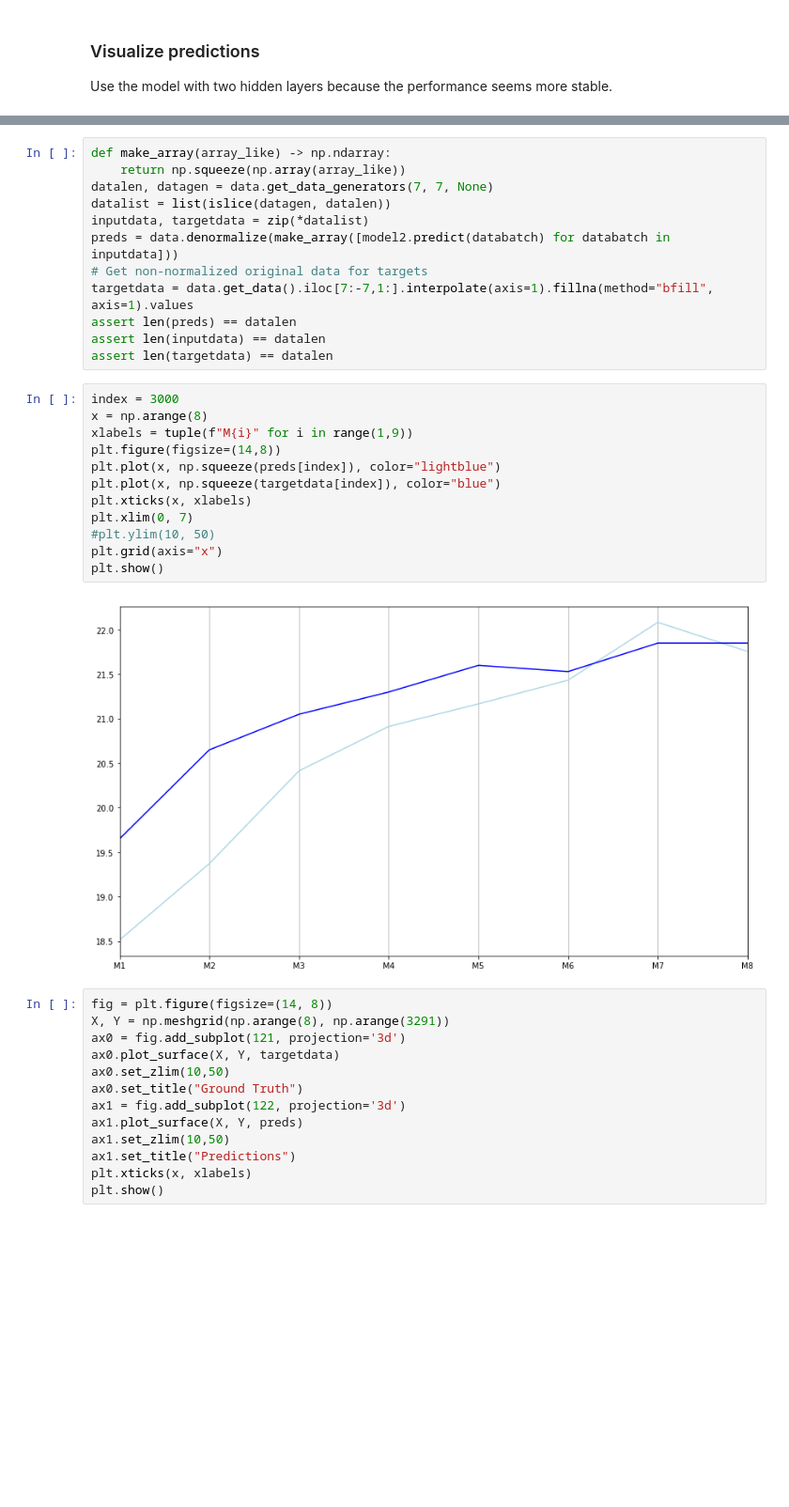
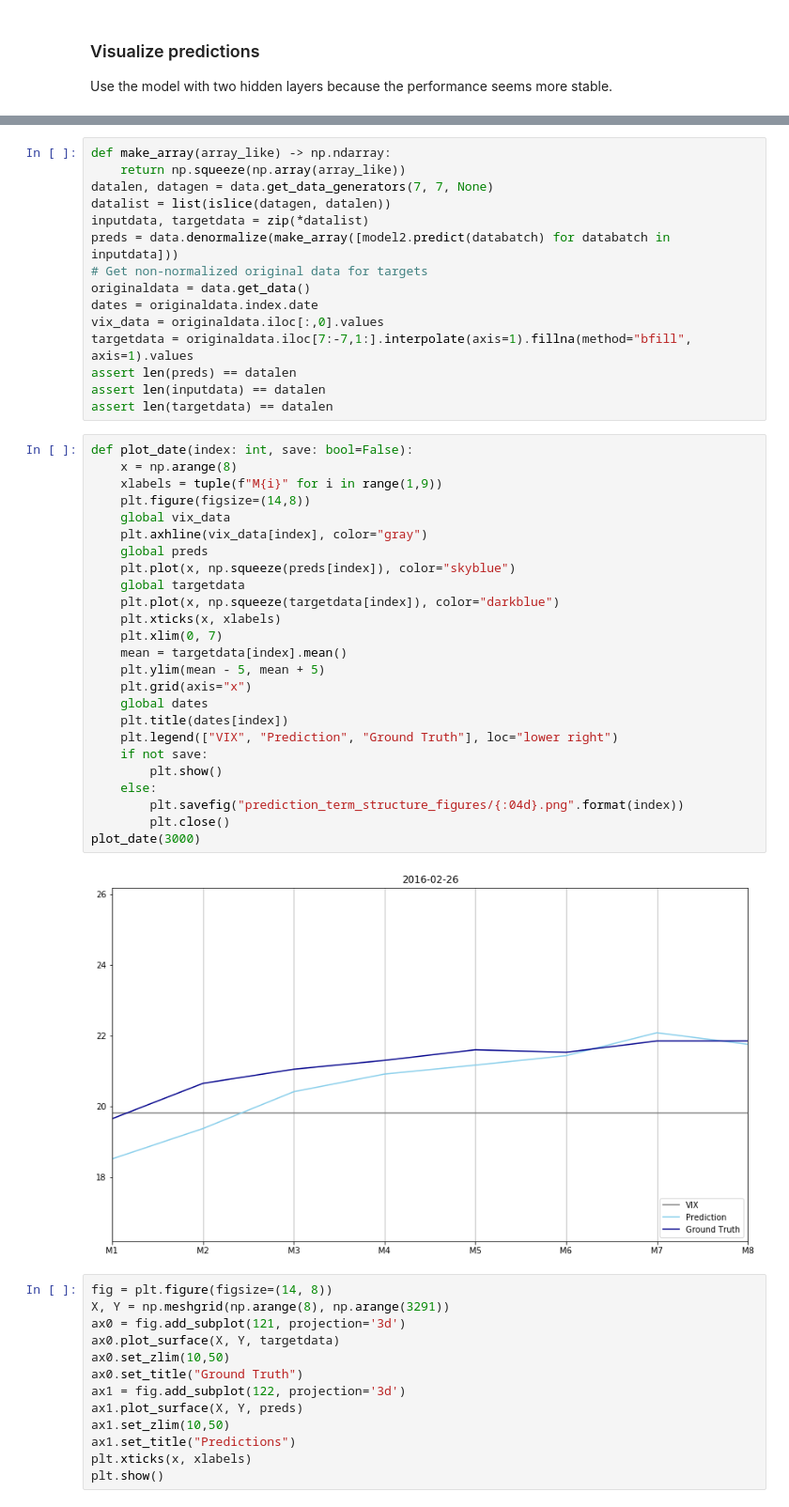
Before and after one commit to leyhline/vix-term-structure, a Jupyter notebook: models.ipynb, the cells around one changed output, grey strips where cells are left out. Shown at 94% size. Drawn from its saved outputs; the diff is of its cells as text; blank space fills up the shorter version.

Commit message:
Script for creating a video plot

```diff
--- a/models.ipynb
+++ b/models.ipynb
@@ -96,24 +96,40 @@ datalist = list(islice(datagen, datalen))
 inputdata, targetdata = zip(*datalist)
 preds = data.denormalize(make_array([model2.predict(databatch) for databatch in inputdata]))
 # Get non-normalized original data for targets
-targetdata = data.get_data().iloc[7:-7,1:].interpolate(axis=1).fillna(method="bfill", axis=1).values
+originaldata = data.get_data()
+dates = originaldata.index.date
+vix_data = originaldata.iloc[:,0].values
+targetdata = originaldata.iloc[7:-7,1:].interpolate(axis=1).fillna(method="bfill", axis=1).values
 assert len(preds) == datalen
 assert len(inputdata) == datalen
 assert len(targetdata) == datalen
 # %%
-index = 3000
-x = np.arange(8)
-xlabels = tuple(f"M{i}" for i in range(1,9))
-plt.figure(figsize=(14,8))
-plt.plot(x, np.squeeze(preds[index]), color="lightblue")
-plt.plot(x, np.squeeze(targetdata[index]), color="blue")
-plt.xticks(x, xlabels)
-plt.xlim(0, 7)
-#plt.ylim(10, 50)
-plt.grid(axis="x")
-plt.show()
+def plot_date(index: int, save: bool=False):
+    x = np.arange(8)
+    xlabels = tuple(f"M{i}" for i in range(1,9))
+    plt.figure(figsize=(14,8))
+    global vix_data
+    plt.axhline(vix_data[index], color="gray")
+    global preds
+    plt.plot(x, np.squeeze(preds[index]), color="skyblue")
+    global targetdata
+    plt.plot(x, np.squeeze(targetdata[index]), color="darkblue")
+    plt.xticks(x, xlabels)
+    plt.xlim(0, 7)
+    mean = targetdata[index].mean()
+    plt.ylim(mean - 5, mean + 5)
+    plt.grid(axis="x")
+    global dates
+    plt.title(dates[index])
+    plt.legend(["VIX", "Prediction", "Ground Truth"], loc="lower right")
+    if not save:
+        plt.show()
+    else:
+        plt.savefig("prediction_term_structure_figures/{:04d}.png".format(index))
+        plt.close()
+plot_date(3000)
 # %% [output]
-[figure, old version]
+[figure, new version]
 # %%
 fig = plt.figure(figsize=(14, 8))
 X, Y = np.meshgrid(np.arange(8), np.arange(3291))
```
Also changed, not shown: 2 other files.
